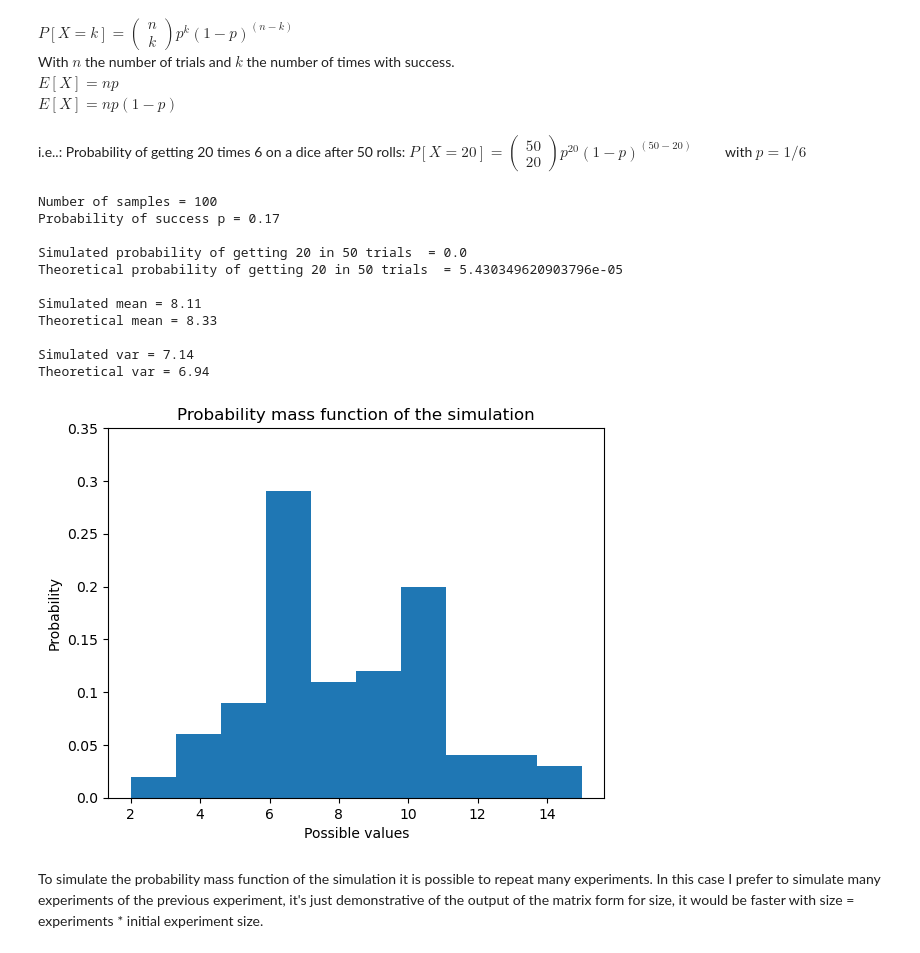
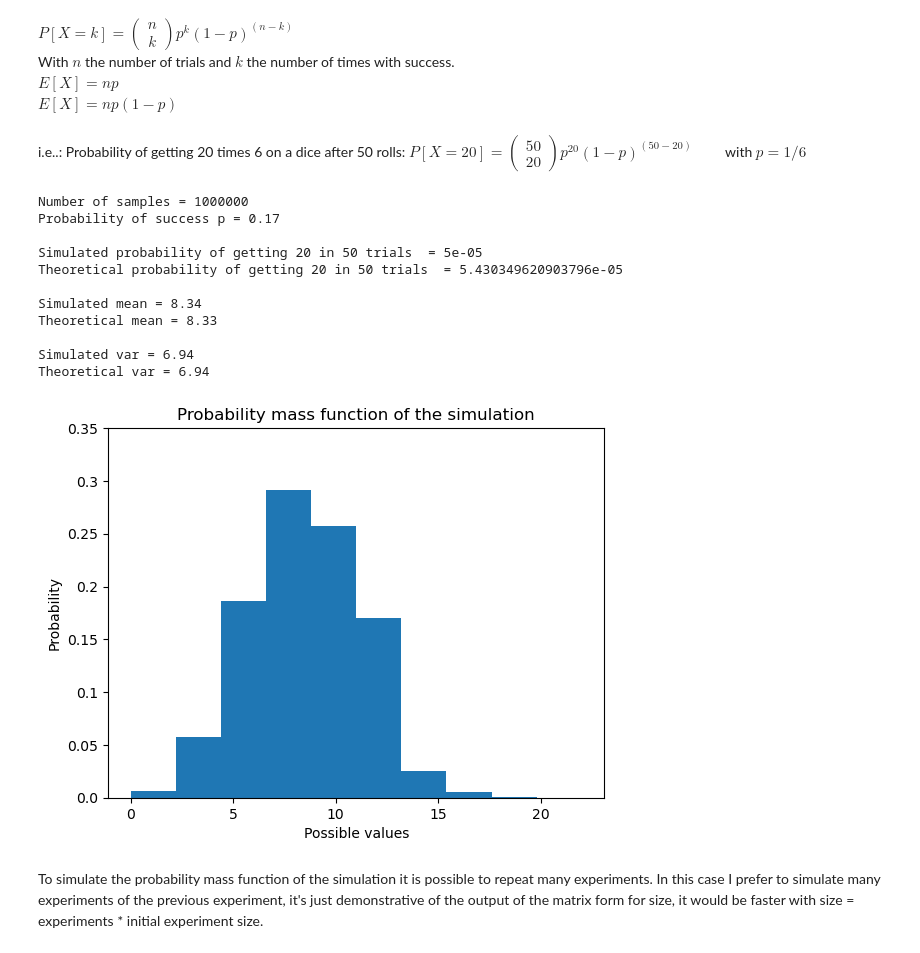
Before and after one commit to javicebri/DataAnalysis-DataScience, a Jupyter notebook: Theory & Practice/001-Distributions.ipynb, the cells around one changed output. Drawn from its saved outputs; the diff is of its cells as text; code cells hidden in the pictures.

```diff
--- a/Theory & Practice/001-Distributions.ipynb
+++ b/Theory & Practice/001-Distributions.ipynb
@@ -64,7 +64,7 @@ p = 1/6
 # Number of success per trial
 k = 20
 # Size of the vector (number of experiments)
-size = 100
+size = 1000000
 
 ########################
 samples = np.random.binomial(n, p, size)
@@ -78,38 +78,38 @@ theory_mean = n*p
 theory_var = n*p*(1-p)
 
 print('Number of samples = {}'.format(size))
 print('Probability of success p = {}'.format(round(p,2)))
 print('')
 print('Simulated probability of getting {} in {} trials  = {}'.format(k, n, probability))
 print('Theoretical probability of getting {} in {} trials  = {}'.format(k, n, theory_probability))
 print('')
 print('Simulated mean = {}'.format(round(mean,2)))
 print('Theoretical mean = {}'.format(round(theory_mean,2)))
 print('')
 print('Simulated var = {}'.format(round(var,2)))
 print('Theoretical var = {}'.format(round(theory_var,2)))
 
 plt.hist(samples, density=False) #Y axis must be resiez with yticks because density != pdf!!!
 locs, _ = plt.yticks()
 plt.yticks(locs,np.round(locs/len(samples),3))
 # plt.xticks([0,1], ['1-P','P'])
 plt.xlabel('Possible values')
 plt.ylabel('Probability')
 plt.title('Probability mass function of the simulation')
 plt.show()
 # %% [output]
-Number of samples = 100
+Number of samples = 1000000
 Probability of success p = 0.17
 
-Simulated probability of getting 20 in 50 trials  = 0.0
+Simulated probability of getting 20 in 50 trials  = 5e-05
 Theoretical probability of getting 20 in 50 trials  = 5.430349620903796e-05
 
-Simulated mean = 8.11
+Simulated mean = 8.34
 Theoretical mean = 8.33
 
-Simulated var = 7.14
+Simulated var = 6.94
 Theoretical var = 6.94
-[figure, old version]
+[figure, new version]
 # %% [markdown]
 To simulate the probability mass function of the simulation it is possible to repeat many experiments. In this case I prefer to simulate many experiments of the previous experiment, it's just demonstrative of the output of the matrix form for size, it would be faster with size = experiments * initial experiment size.
 # %%
```
Also changed, not shown: parts of 2 cells of this notebook.
